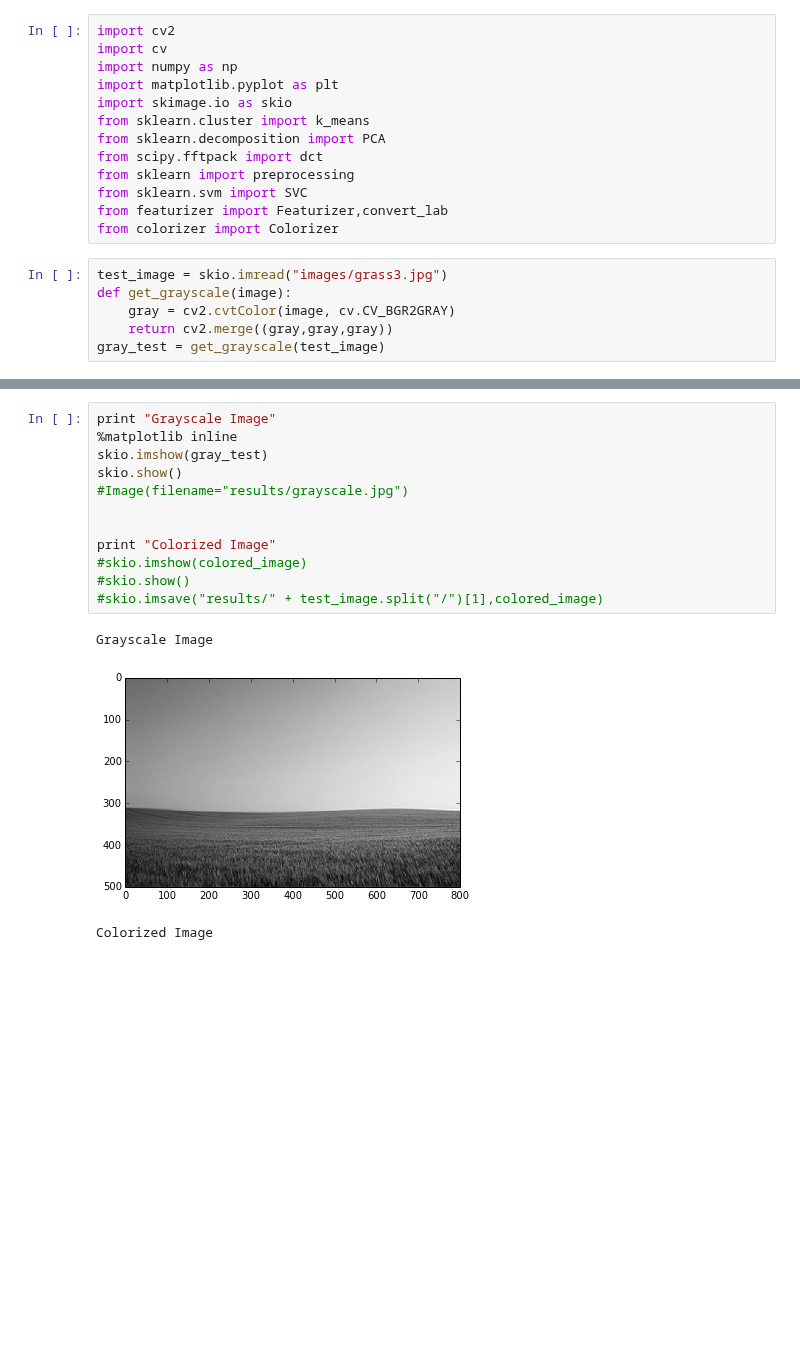
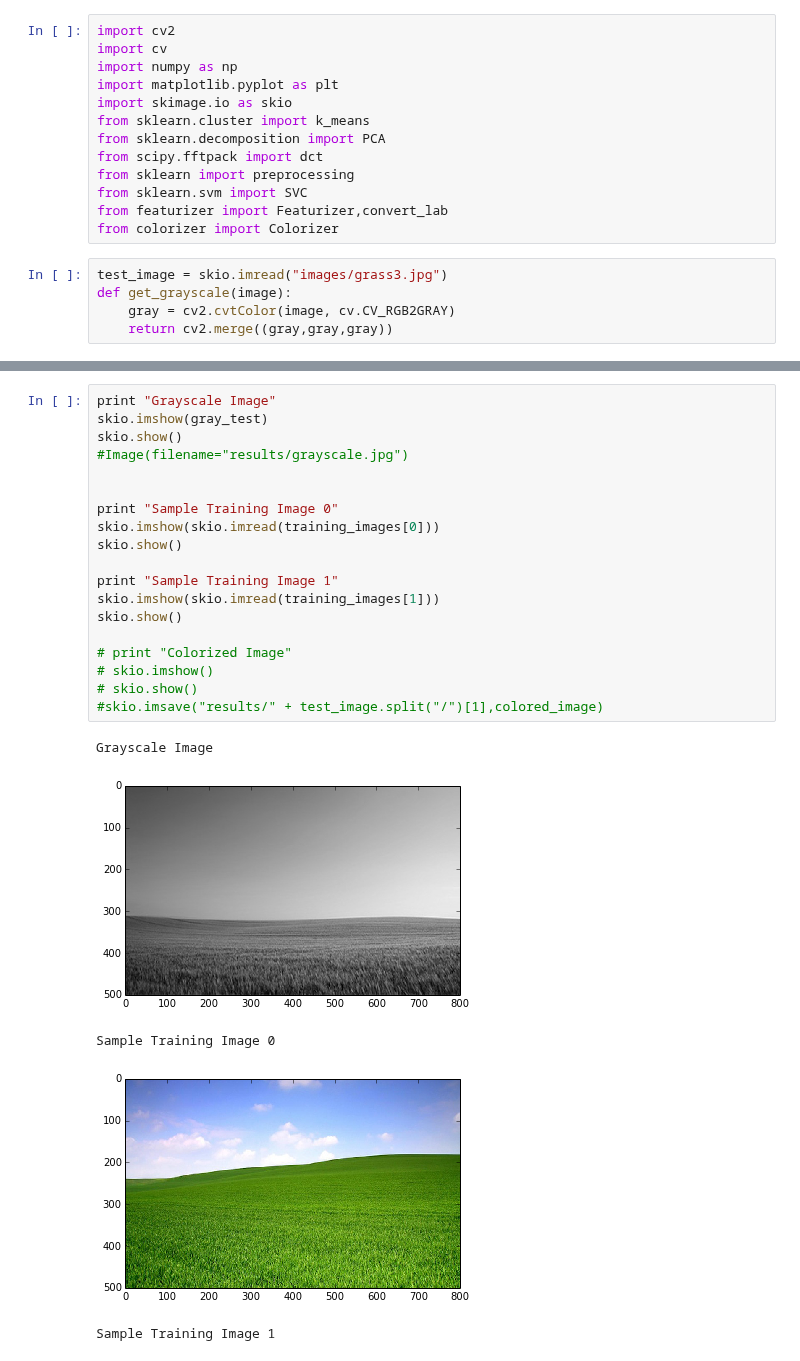
Before and after one commit to VashishtMadhavan/194FinalProject, a Jupyter notebook: Main.ipynb, the cells around one changed output, grey strips where cells are left out. Saved outputs shown, nothing was run; the diff lists cells and outputs as text; blank space fills up the shorter version.

```diff
--- a/Main.ipynb
+++ b/Main.ipynb
@@ -14,6 +14,5 @@ from colorizer import Colorizer
 # %%
 test_image = skio.imread("images/grass3.jpg")
 def get_grayscale(image):
-    gray = cv2.cvtColor(image, cv.CV_BGR2GRAY)
+    gray = cv2.cvtColor(image, cv.CV_RGB2GRAY)
     return cv2.merge((gray,gray,gray))
-gray_test = get_grayscale(test_image)
@@ -55,16 +70,25 @@ colored_image = colorizer.color_image(gray_test)
 # %%
 print "Grayscale Image"
-%matplotlib inline
 skio.imshow(gray_test)
 skio.show()
 #Image(filename="results/grayscale.jpg")
 
 
-print "Colorized Image"
-#skio.imshow(colored_image)
-#skio.show()
+print "Sample Training Image 0"
+skio.imshow(skio.imread(training_images[0]))
+skio.show()
+
+print "Sample Training Image 1"
+skio.imshow(skio.imread(training_images[1]))
+skio.show()
+
+# print "Colorized Image"
+# skio.imshow()
+# skio.show()
 #skio.imsave("results/" + test_image.split("/")[1],colored_image)
 # %% [output]
 Grayscale Image
 [figure]
-Colorized Image
+Sample Training Image 0
+[figure, added]
+Sample Training Image 1
```
Also changed, not shown: parts of 13 cells of this notebook, 3 other files.
